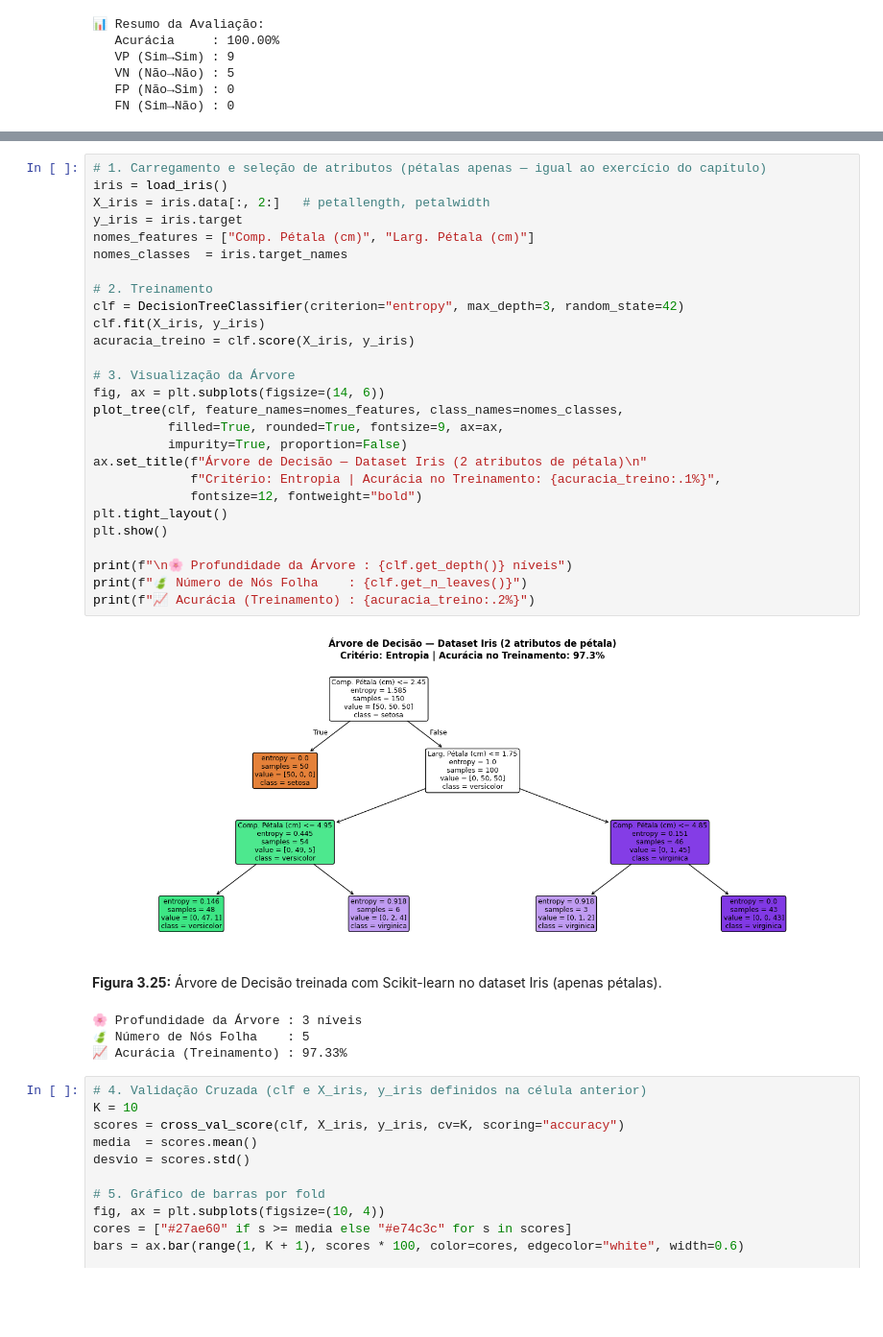
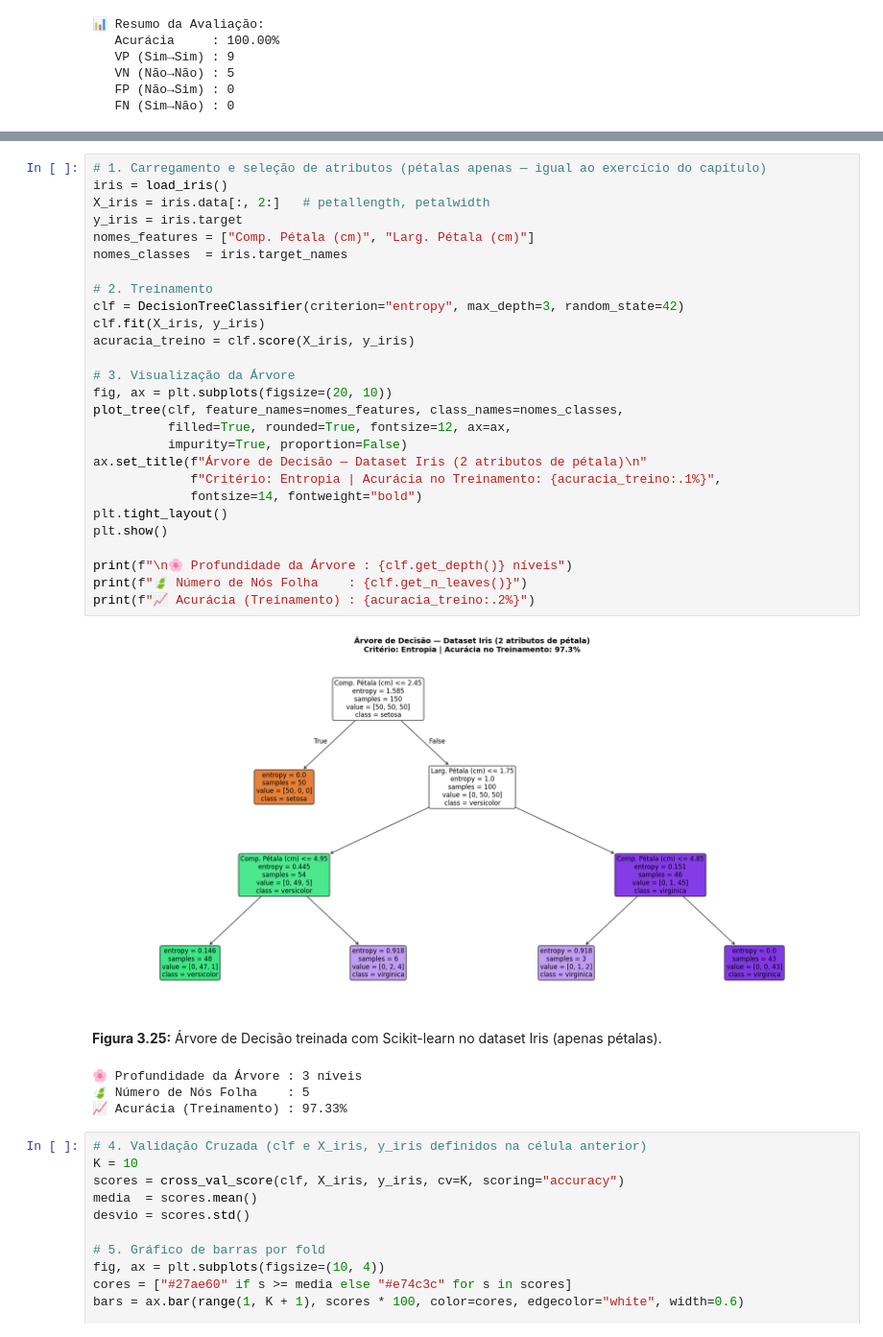
Before and after one commit to fzampirolli/si-md2, a Jupyter notebook: si-md2/notebooks_alunos/cap03/cap03_aluno.ipynb, the cells around one changed output, grey strips where cells are left out. Shown at 96% size. Cells and saved outputs as stored; diff of their text form; blank space fills up the shorter version.

```diff
--- a/si-md2/notebooks_alunos/cap03/cap03_aluno.ipynb
+++ b/si-md2/notebooks_alunos/cap03/cap03_aluno.ipynb
@@ -1387,32 +1387,32 @@ A [Figura 3.25](#fig-3-pratica4a) apresenta a árvore gerada e a [Figura 3.26](#
 # %%
 # 1. Carregamento e seleção de atributos (pétalas apenas — igual ao exercício do capítulo)
 iris = load_iris()
 X_iris = iris.data[:, 2:]   # petallength, petalwidth
 y_iris = iris.target
 nomes_features = ["Comp. Pétala (cm)", "Larg. Pétala (cm)"]
 nomes_classes  = iris.target_names
 
 # 2. Treinamento
 clf = DecisionTreeClassifier(criterion="entropy", max_depth=3, random_state=42)
 clf.fit(X_iris, y_iris)
 acuracia_treino = clf.score(X_iris, y_iris)
 
 # 3. Visualização da Árvore
-fig, ax = plt.subplots(figsize=(14, 6))
+fig, ax = plt.subplots(figsize=(20, 10))
 plot_tree(clf, feature_names=nomes_features, class_names=nomes_classes,
-          filled=True, rounded=True, fontsize=9, ax=ax,
+          filled=True, rounded=True, fontsize=12, ax=ax,
           impurity=True, proportion=False)
 ax.set_title(f"Árvore de Decisão — Dataset Iris (2 atributos de pétala)\n"
              f"Critério: Entropia | Acurácia no Treinamento: {acuracia_treino:.1%}",
-             fontsize=12, fontweight="bold")
+             fontsize=14, fontweight="bold")
 plt.tight_layout()
 plt.show()
 
 print(f"\n🌸 Profundidade da Árvore : {clf.get_depth()} níveis")
 print(f"🍃 Número de Nós Folha    : {clf.get_n_leaves()}")
 print(f"📈 Acurácia (Treinamento) : {acuracia_treino:.2%}")
 # %% [output]
-[figure, old version]
+[figure, new version]
 **Figura 3.25:** Árvore de Decisão treinada com Scikit-learn no dataset Iris (apenas pétalas).
 🌸 Profundidade da Árvore : 3 níveis
 🍃 Número de Nós Folha    : 5
```
Also changed, not shown: parts of 1 cell of this notebook, 6 other files.
